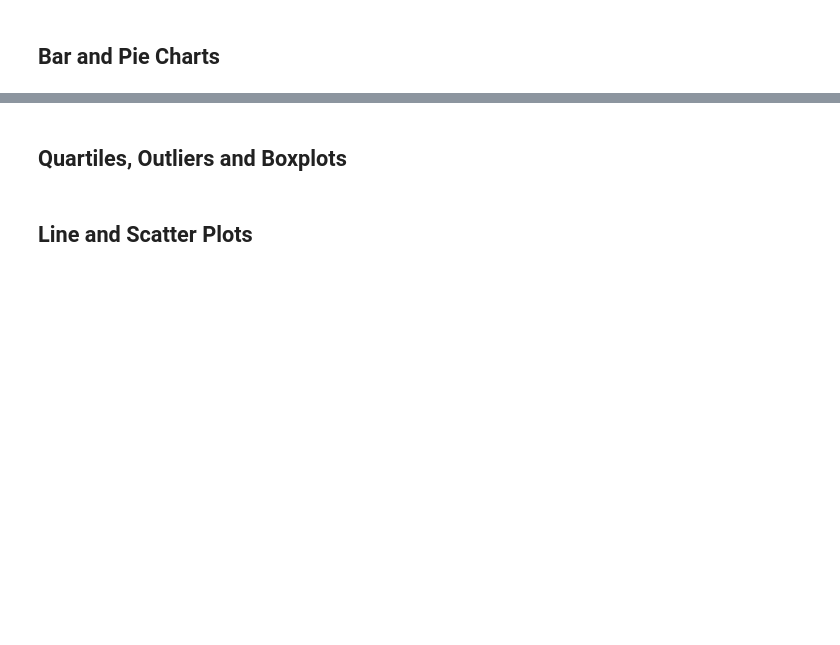
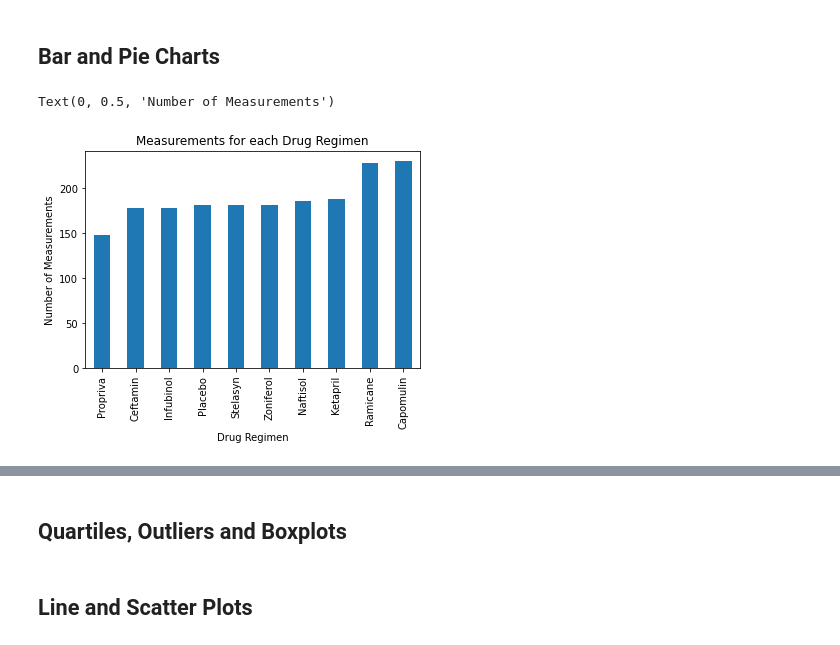
Before and after one commit to bgalde-dev/matplotlib-challenge, a Jupyter notebook: Pymaceuticals/pymaceuticals.ipynb, the cells around one changed output, grey strips where cells are left out. Saved outputs shown, nothing was run; the diff lists cells and outputs as text; code cells hidden in the pictures; blank space fills up the shorter version.

```diff
--- a/Pymaceuticals/pymaceuticals.ipynb
+++ b/Pymaceuticals/pymaceuticals.ipynb
@@ -142,7 +150,16 @@ clean_mice_data.groupby('Drug Regimen').agg({'Tumor Volume (mm3)' : ['mean', 'me
 | Zoniferol | 53.236507 | 51.818479 | 48.533355 | 6.966589 | 0.516398 |
 # %% [markdown]
 ## Bar and Pie Charts
+# %%
+# Generate the data for the number of measurements for each drug regimen
+# and sort ascending by number of measurements
+drug_data = clean_mice_data.groupby('Drug Regimen')['Mouse ID'].count().sort_values()
 # %%
 # Generate a bar plot showing the total number of measurements taken on each drug regimen using pandas.
+pandas_drug_plot = drug_data.plot(kind='bar',title='Measurements for each Drug Regimen')
+pandas_drug_plot.set_ylabel('Number of Measurements')
+# %% [output]
+Text(0, 0.5, 'Number of Measurements')
+[figure, added]
 # %%
 # Generate a bar plot showing the total number of measurements taken on each drug regimen using pyplot.
```
Also changed, not shown: parts of 13 cells of this notebook, 1 other file.
